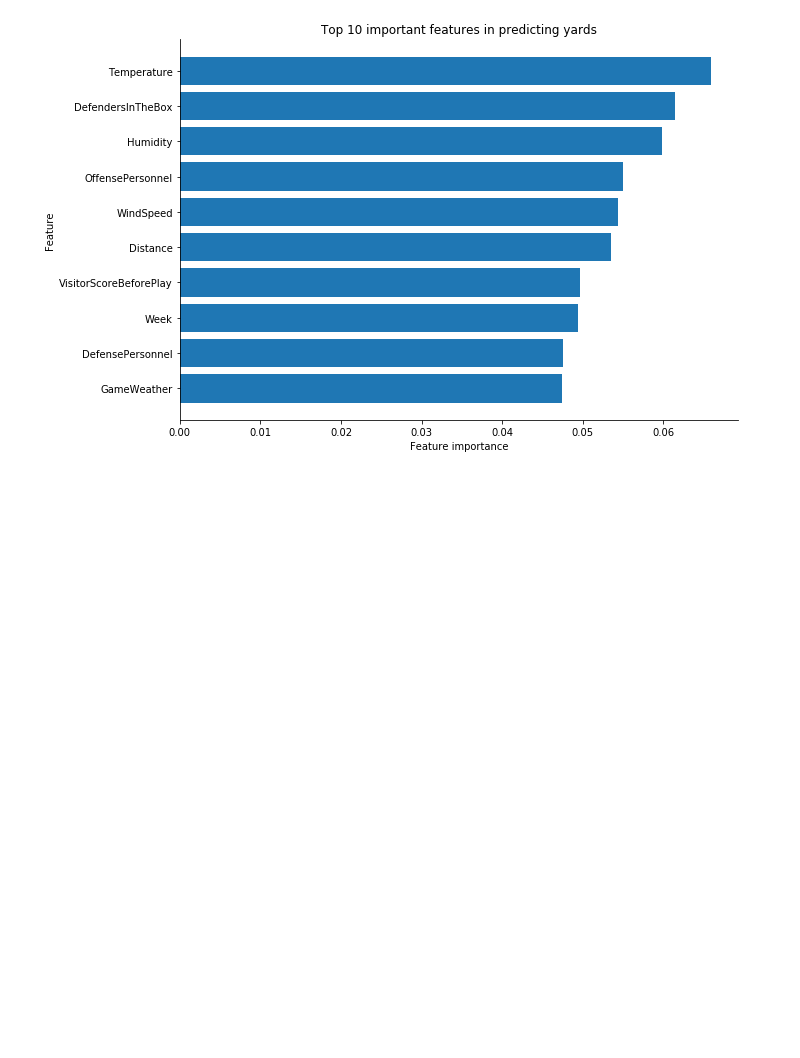
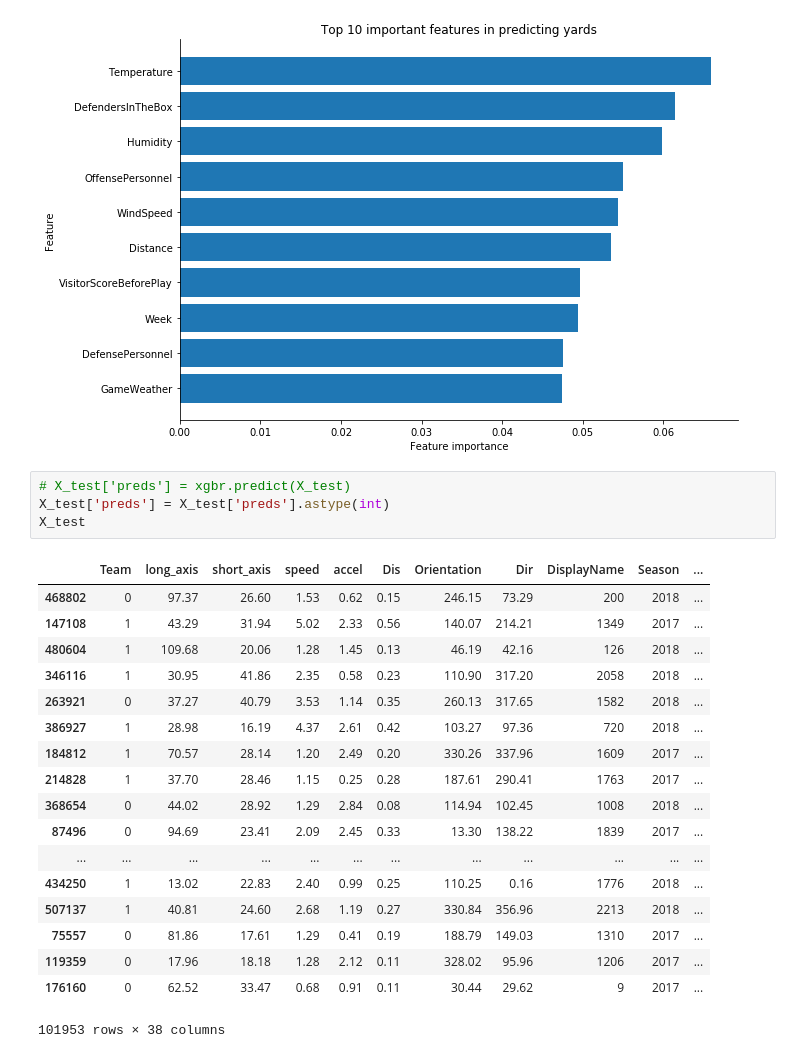
Before and after one commit to sharonk515/NFL_yards_gained, a Jupyter notebook: nfl_regression.ipynb, the cells around one changed output. Saved outputs shown, nothing was run; the diff lists cells and outputs as text; blank space fills up the shorter version.

```diff
--- a/nfl_regression.ipynb
+++ b/nfl_regression.ipynb
@@ -281,3 +281,26 @@ sns.despine(left=False, bottom=False)
 plt.savefig('Images/xgbr_imp_10.png', bbox_inches='tight');
 # %% [output]
 [figure]
+# %%
+# X_test['preds'] = xgbr.predict(X_test)
+X_test['preds'] = X_test['preds'].astype(int)
+X_test
+# %% [output]
+|  | Team | long_axis | short_axis | speed | accel | Dis | Orientation | Dir | DisplayName | Season | ... |
+| 468802 | 0 | 97.37 | 26.60 | 1.53 | 0.62 | 0.15 | 246.15 | 73.29 | 200 | 2018 | ... |
+| 147108 | 1 | 43.29 | 31.94 | 5.02 | 2.33 | 0.56 | 140.07 | 214.21 | 1349 | 2017 | ... |
+| 480604 | 1 | 109.68 | 20.06 | 1.28 | 1.45 | 0.13 | 46.19 | 42.16 | 126 | 2018 | ... |
+| 346116 | 1 | 30.95 | 41.86 | 2.35 | 0.58 | 0.23 | 110.90 | 317.20 | 2058 | 2018 | ... |
+| 263921 | 0 | 37.27 | 40.79 | 3.53 | 1.14 | 0.35 | 260.13 | 317.65 | 1582 | 2018 | ... |
+| 386927 | 1 | 28.98 | 16.19 | 4.37 | 2.61 | 0.42 | 103.27 | 97.36 | 720 | 2018 | ... |
+| 184812 | 1 | 70.57 | 28.14 | 1.20 | 2.49 | 0.20 | 330.26 | 337.96 | 1609 | 2017 | ... |
+| 214828 | 1 | 37.70 | 28.46 | 1.15 | 0.25 | 0.28 | 187.61 | 290.41 | 1763 | 2017 | ... |
+| 368654 | 0 | 44.02 | 28.92 | 1.29 | 2.84 | 0.08 | 114.94 | 102.45 | 1008 | 2018 | ... |
+| 87496 | 0 | 94.69 | 23.41 | 2.09 | 2.45 | 0.33 | 13.30 | 138.22 | 1839 | 2017 | ... |
+| ... | ... | ... | ... | ... | ... | ... | ... | ... | ... | ... | ... |
+| 434250 | 1 | 13.02 | 22.83 | 2.40 | 0.99 | 0.25 | 110.25 | 0.16 | 1776 | 2018 | ... |
+| 507137 | 1 | 40.81 | 24.60 | 2.68 | 1.19 | 0.27 | 330.84 | 356.96 | 2213 | 2018 | ... |
+| 75557 | 0 | 81.86 | 17.61 | 1.29 | 0.41 | 0.19 | 188.79 | 149.03 | 1310 | 2017 | ... |
+| 119359 | 0 | 17.96 | 18.18 | 1.28 | 2.12 | 0.11 | 328.02 | 95.96 | 1206 | 2017 | ... |
+| 176160 | 0 | 62.52 | 33.47 | 0.68 | 0.91 | 0.11 | 30.44 | 29.62 | 9 | 2017 | ... |
+101953 rows × 38 columns
```
Also changed, not shown: parts of 2 cells of this notebook.
